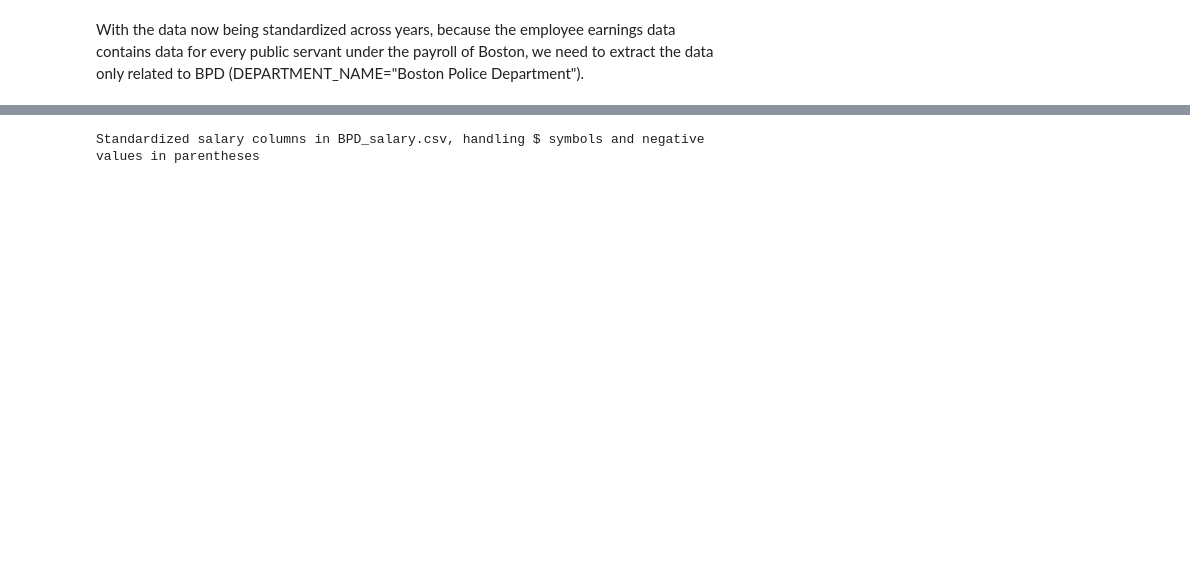
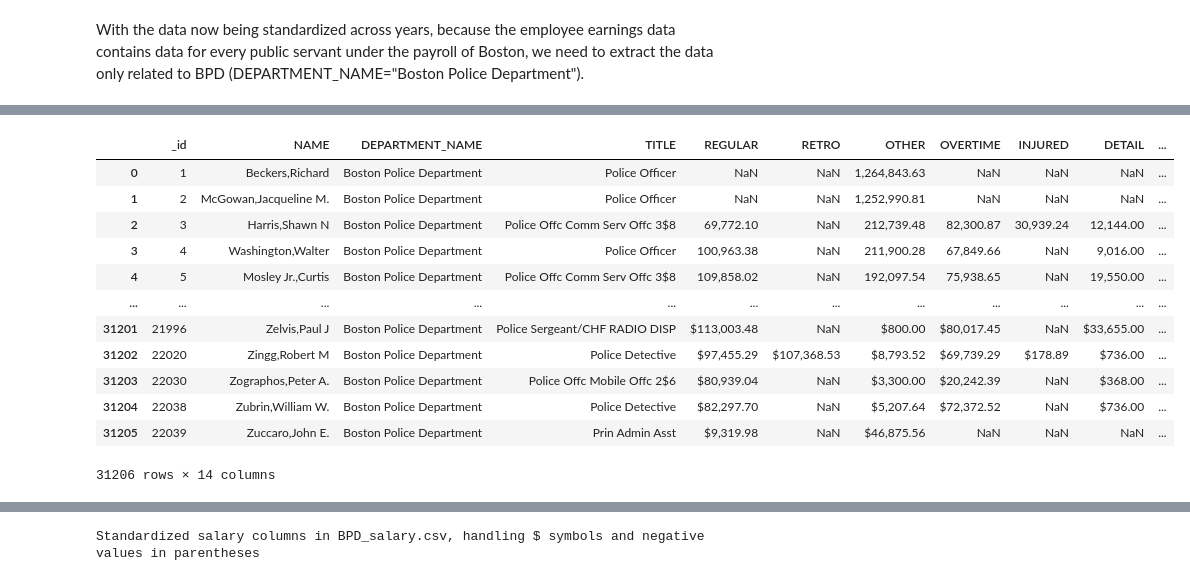
Before and after one commit to BU-Fall24-CS506-Team/Police-overtime, a Jupyter notebook: data_cleaning.ipynb, the cells around one changed output, grey strips where cells are left out. Drawn from its saved outputs; the diff is of its cells as text; code cells hidden in the pictures; blank space fills up the shorter version.

```diff
--- a/data_cleaning.ipynb
+++ b/data_cleaning.ipynb
@@ -193 +275,17 @@ print("Merged data saved to BPD_salary.csv")
+# %%
+merged_bpd_data
+# %% [output]
+|  | _id | NAME | DEPARTMENT_NAME | TITLE | REGULAR | RETRO | OTHER | OVERTIME | INJURED | DETAIL | ... |
+| 0 | 1 | Beckers,Richard | Boston Police Department | Police Officer | NaN | NaN | 1,264,843.63 | NaN | NaN | NaN | ... |
+| 1 | 2 | McGowan,Jacqueline M. | Boston Police Department | Police Officer | NaN | NaN | 1,252,990.81 | NaN | NaN | NaN | ... |
+| 2 | 3 | Harris,Shawn N | Boston Police Department | Police Offc Comm Serv Offc 3$8 | 69,772.10 | NaN | 212,739.48 | 82,300.87 | 30,939.24 | 12,144.00 | ... |
+| 3 | 4 | Washington,Walter | Boston Police Department | Police Officer | 100,963.38 | NaN | 211,900.28 | 67,849.66 | NaN | 9,016.00 | ... |
+| 4 | 5 | Mosley Jr.,Curtis | Boston Police Department | Police Offc Comm Serv Offc 3$8 | 109,858.02 | NaN | 192,097.54 | 75,938.65 | NaN | 19,550.00 | ... |
+| ... | ... | ... | ... | ... | ... | ... | ... | ... | ... | ... | ... |
+| 31201 | 21996 | Zelvis,Paul J | Boston Police Department | Police Sergeant/CHF RADIO DISP | $113,003.48 | NaN | $800.00 | $80,017.45 | NaN | $33,655.00 | ... |
+| 31202 | 22020 | Zingg,Robert M | Boston Police Department | Police Detective | $97,455.29 | $107,368.53 | $8,793.52 | $69,739.29 | $178.89 | $736.00 | ... |
+| 31203 | 22030 | Zographos,Peter A. | Boston Police Department | Police Offc Mobile Offc 2$6 | $80,939.04 | NaN | $3,300.00 | $20,242.39 | NaN | $368.00 | ... |
+| 31204 | 22038 | Zubrin,William W. | Boston Police Department | Police Detective | $82,297.70 | NaN | $5,207.64 | $72,372.52 | NaN | $736.00 | ... |
+| 31205 | 22039 | Zuccaro,John E. | Boston Police Department | Prin Admin Asst | $9,319.98 | NaN | $46,875.56 | NaN | NaN | NaN | ... |
+31206 rows × 14 columns
 # %% [markdown]
```
Also changed, not shown: parts of 32 cells of this notebook.
